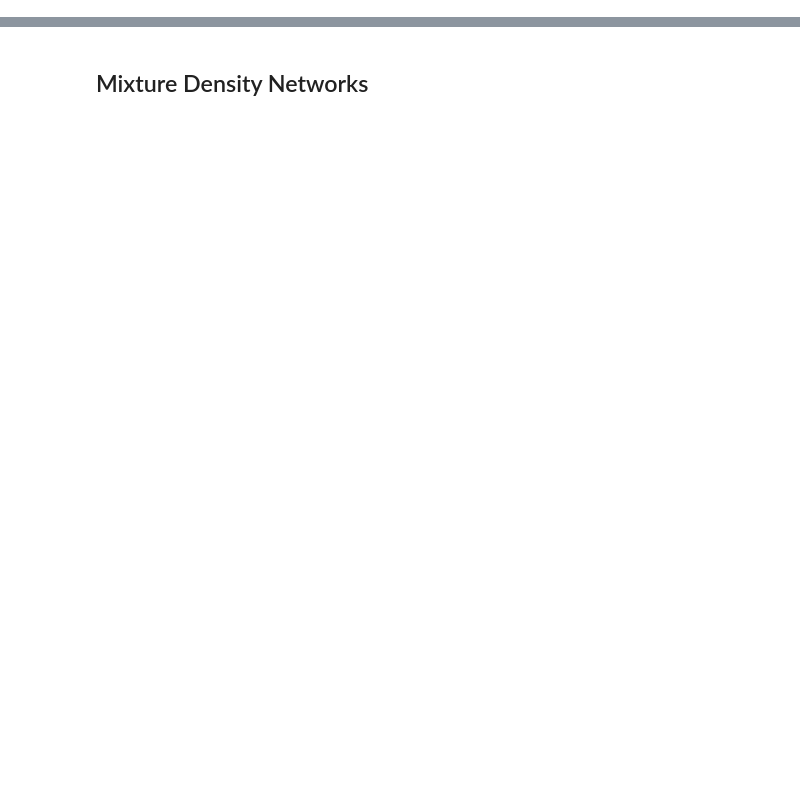
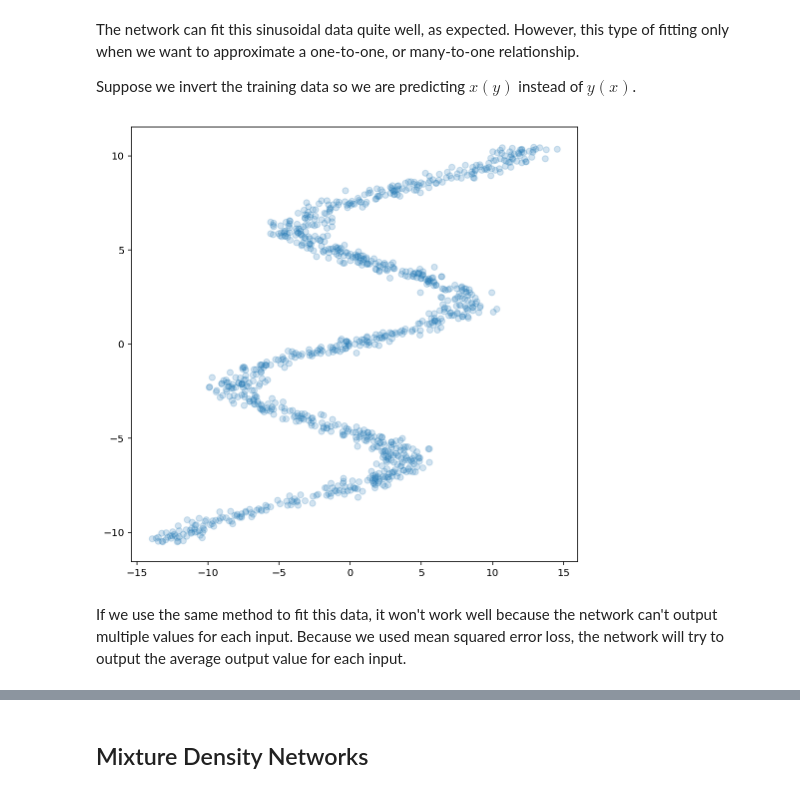
Before and after one commit to hardmaru/pytorch_notebooks, a Jupyter notebook: mixture_density_networks.ipynb, the cells around one changed output, grey strips where cells are left out. Saved outputs shown, nothing was run; the diff lists cells and outputs as text; code cells hidden in the pictures; blank space fills up the shorter version.

```diff
--- a/mixture_density_networks.ipynb
+++ b/mixture_density_networks.ipynb
@@ -141,0 +142,13 @@ Our current model only predicts one output value for each input, so this approac
+# %% [markdown]
+The network can fit this sinusoidal data quite well, as expected. However, this type of fitting only when we want to approximate a one-to-one, or many-to-one relationship.
+
+Suppose we invert the training data so we are predicting $x(y)$ instead of $y(x)$.
+# %%
+# plot x against y instead of y against x
+plt.figure(figsize=(8, 8))
+plt.scatter(y_data, x_data, alpha=0.2)
+plt.show()
+# %% [output]
+[figure, added]
+# %% [markdown]
+If we use the same method to fit this data, it won't work well because the network can't output multiple values for each input. Because we used mean squared error loss, the network will try to output the average output value for each input.
```
Also changed, not shown: parts of 98 cells of this notebook.
